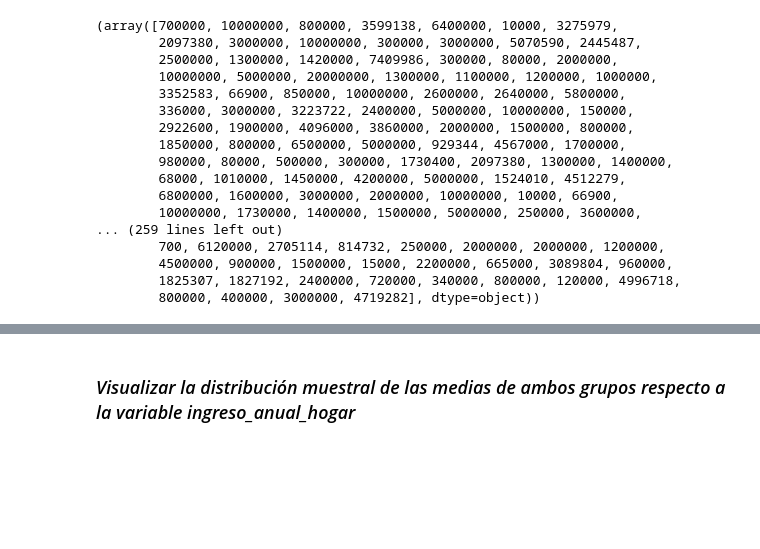
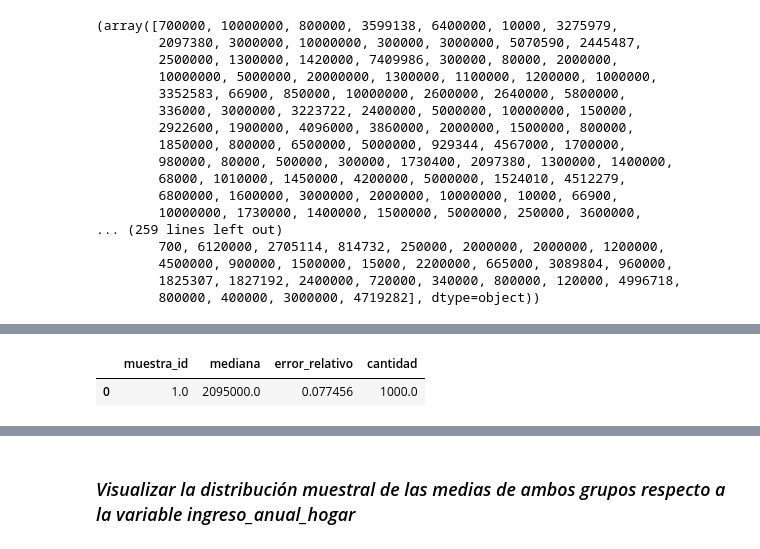
Before and after one commit to andreasoledadguerra/impact-evaluation-of-public-policy, a Jupyter notebook: impact_evaluation_policy.ipynb, the cells around one changed output, grey strips where cells are left out. Cells and saved outputs as stored; diff of their text form; code cells hidden in the pictures; blank space fills up the shorter version.

Commit message:
feat:implement function encontrar_mejor_muestra()  in control and treatment group

```diff
--- a/impact_evaluation_policy.ipynb
+++ b/impact_evaluation_policy.ipynb
@@ -960,4 +960,4 @@ def encontrar_mejor_muestra(df_resultado):
     mejor_muestra = df_resultado.loc[df_resultado['error_relativo'].idxmin()]
     return mejor_muestra.to_frame().T  # Convertir Serie a DataFrame
 # %%
-#menor_error_c = encontrar_mejor_muestra(df_mediana_y_error_c)
+menor_error_c = encontrar_mejor_muestra(df_mediana_y_error_c)
@@ -969 +964,6 @@ def encontrar_mejor_muestra(df_resultado):
+# %%
+menor_error_c
+# %% [output]
+|  | muestra_id | mediana | error_relativo | cantidad |
+| 0 | 1.0 | 2095000.0 | 0.077456 | 1000.0 |
 # %%
```
Also changed, not shown: parts of 4 cells of this notebook.
